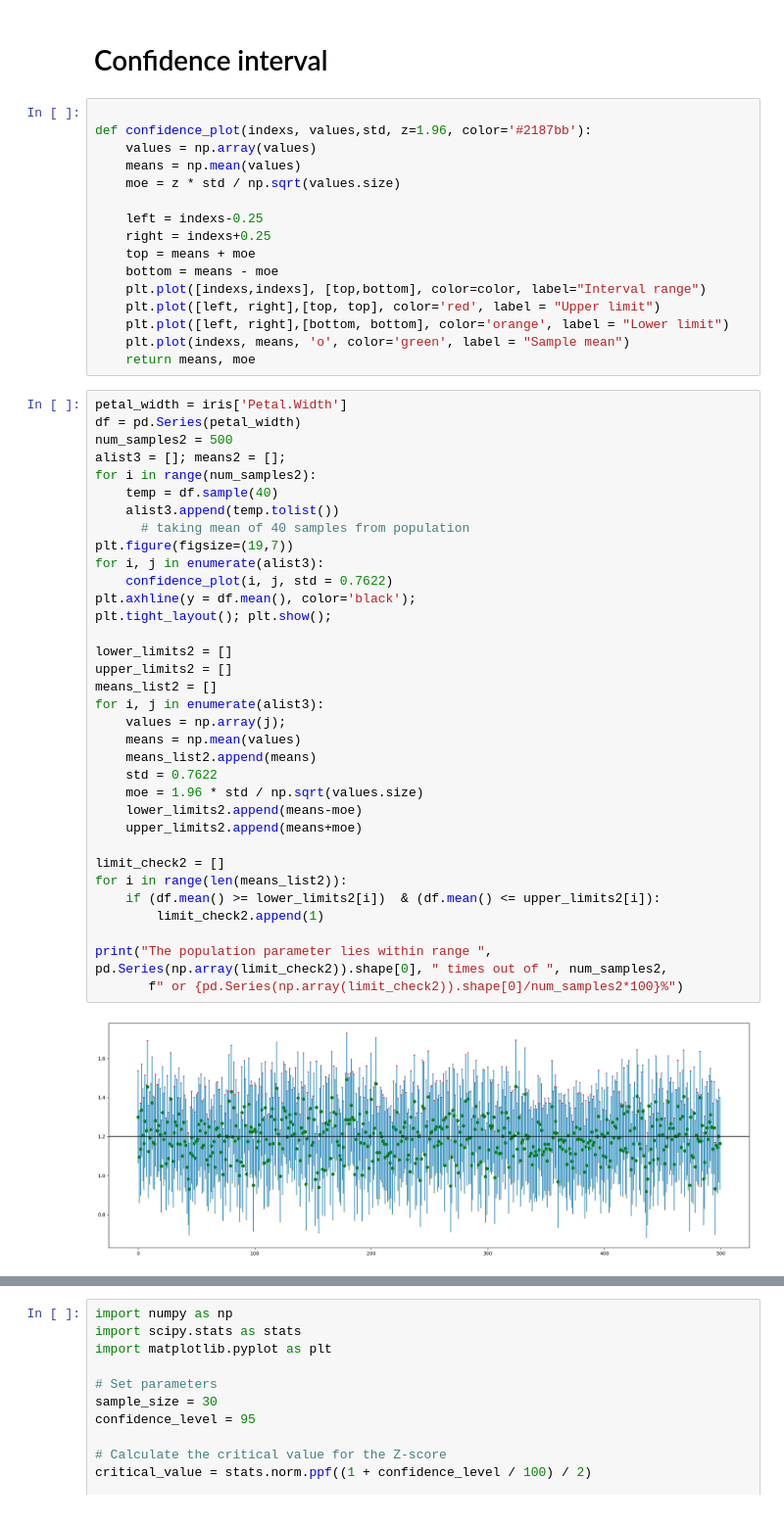
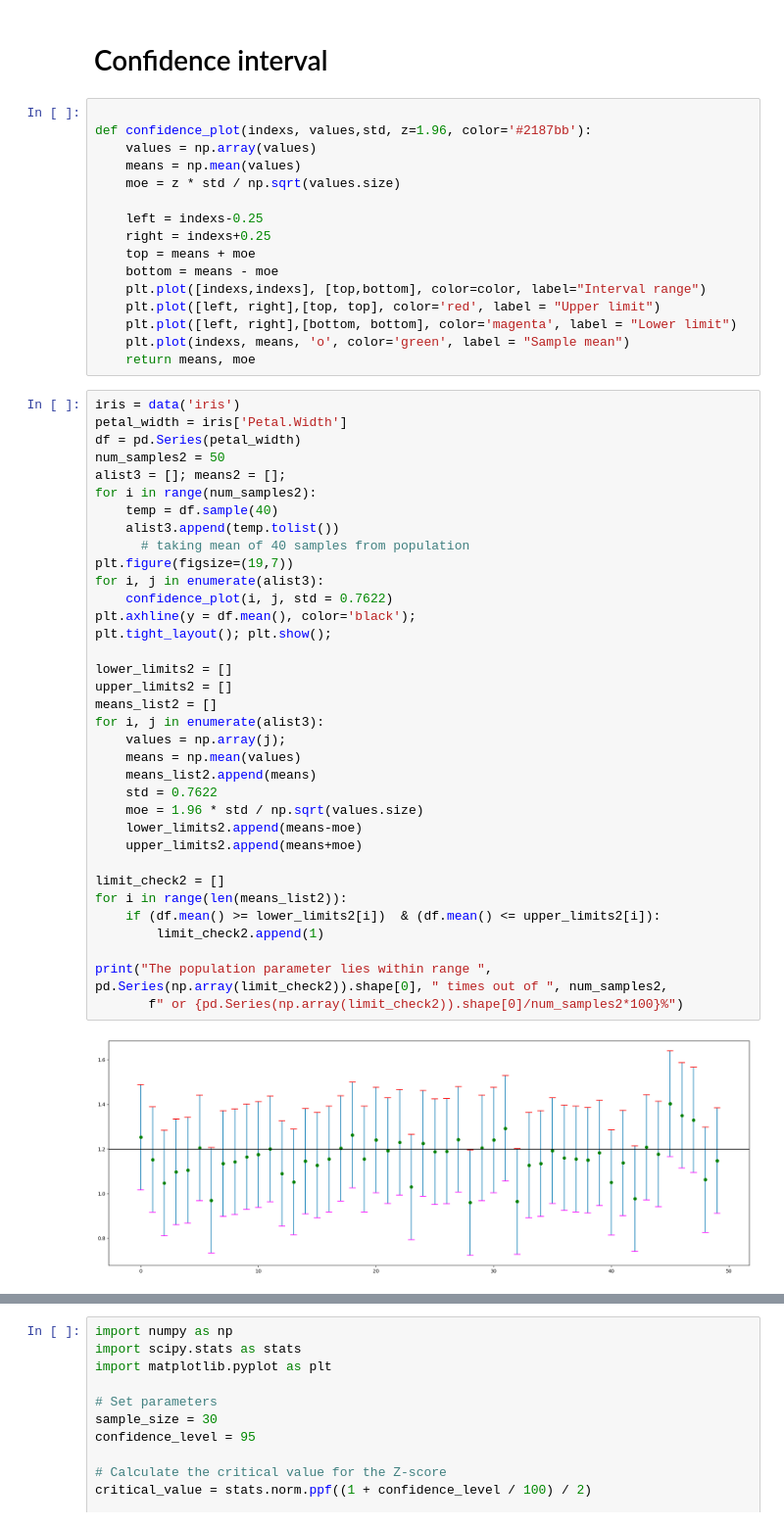
Before and after one commit to PositivElectron/ML, a Jupyter notebook: Normal_distribution.ipynb, the cells around one changed output, grey strips where cells are left out. Shown at 98% size. Saved outputs shown, nothing was run; the diff lists cells and outputs as text.

```diff
--- a/Normal_distribution.ipynb
+++ b/Normal_distribution.ipynb
@@ -513,42 +508,43 @@ def confidence_plot(indexs, values,std, z=1.96, color='#2187bb'):
     bottom = means - moe
     plt.plot([indexs,indexs], [top,bottom], color=color, label="Interval range")
     plt.plot([left, right],[top, top], color='red', label = "Upper limit")
-    plt.plot([left, right],[bottom, bottom], color='orange', label = "Lower limit")
+    plt.plot([left, right],[bottom, bottom], color='magenta', label = "Lower limit")
     plt.plot(indexs, means, 'o', color='green', label = "Sample mean")
     return means, moe
 # %%
+iris = data('iris')
 petal_width = iris['Petal.Width']
 df = pd.Series(petal_width)
-num_samples2 = 500
+num_samples2 = 50
 alist3 = []; means2 = [];
 for i in range(num_samples2):
     temp = df.sample(40)
     alist3.append(temp.tolist())
       # taking mean of 40 samples from population
 plt.figure(figsize=(19,7))
 for i, j in enumerate(alist3):
     confidence_plot(i, j, std = 0.7622)
 plt.axhline(y = df.mean(), color='black');
 plt.tight_layout(); plt.show();
 
 lower_limits2 = []
 upper_limits2 = []
 means_list2 = []
 for i, j in enumerate(alist3):
     values = np.array(j);
     means = np.mean(values)
     means_list2.append(means)
     std = 0.7622
     moe = 1.96 * std / np.sqrt(values.size)
     lower_limits2.append(means-moe)
     upper_limits2.append(means+moe)
 
 limit_check2 = []
 for i in range(len(means_list2)):
     if (df.mean() >= lower_limits2[i])  & (df.mean() <= upper_limits2[i]):
         limit_check2.append(1)
 
 print("The population parameter lies within range ", pd.Series(np.array(limit_check2)).shape[0], " times out of ", num_samples2,
        f" or {pd.Series(np.array(limit_check2)).shape[0]/num_samples2*100}%")
 # %% [output]
-[figure, old version]
+[figure, new version]
```
Also changed, not shown: parts of 8 cells of this notebook.
